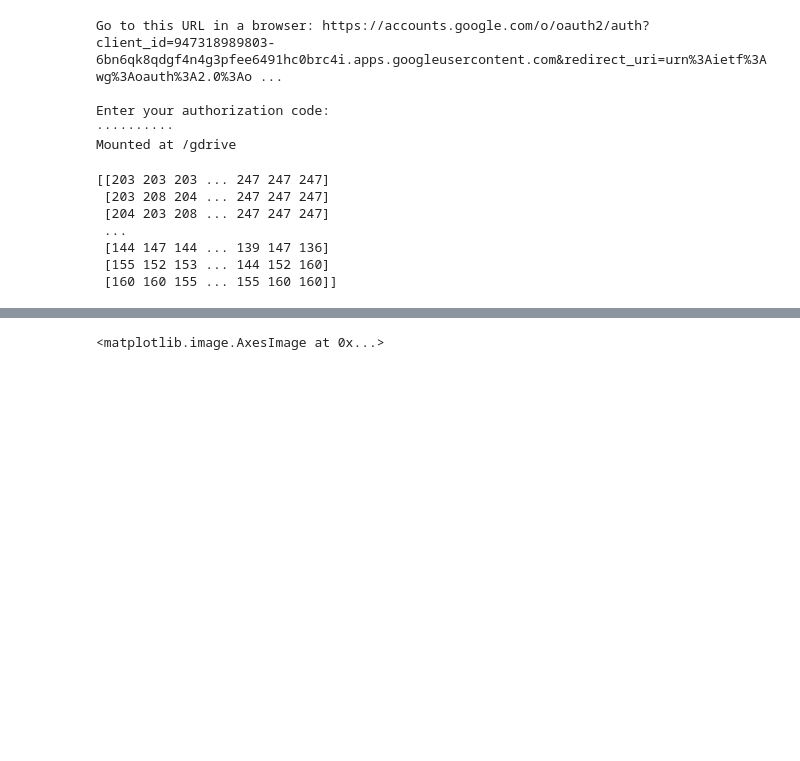
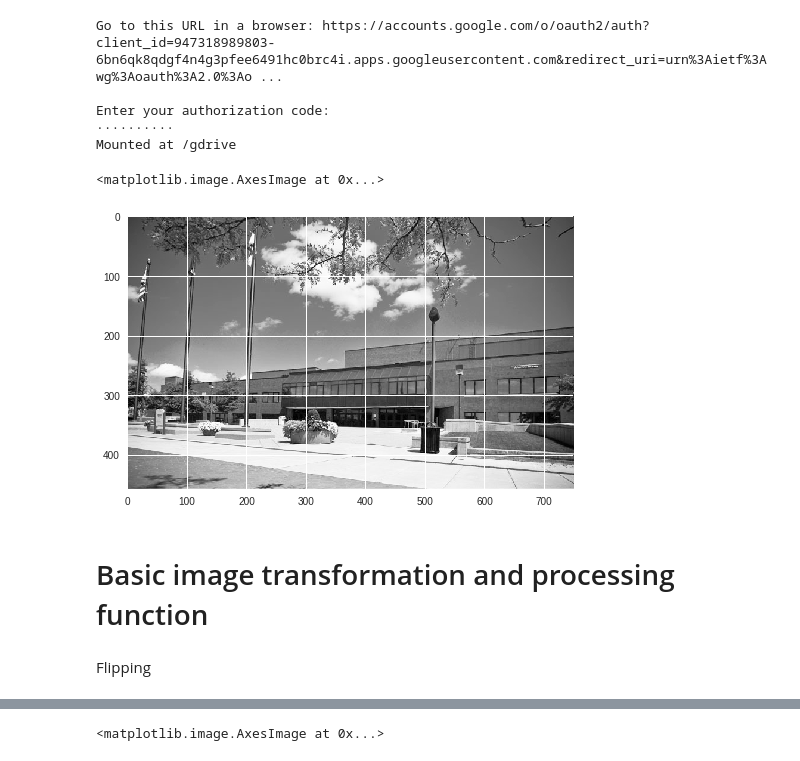
Before and after one commit to MicroprocessorX069/Edge-Detection-, a Jupyter notebook: CSE573_Edge_detection.ipynb, the cells around one changed output, grey strips where cells are left out. Saved outputs shown, nothing was run; the diff lists cells and outputs as text; code cells hidden in the pictures; blank space fills up the shorter version.

```diff
--- a/CSE573_Edge_detection.ipynb
+++ b/CSE573_Edge_detection.ipynb
@@ -20,22 +20,16 @@ Mounted at /gdrive
 # %%
 import cv2
 import matplotlib.pyplot as plt
 import numpy as np
+
 #uploading file from local system
 
 #from google.colab import files
 #uploaded = files.upload()
 #reading the image using cv2.imread
 
-input_image=cv2.imread("task1.png",0) #make sure the path to the image is in String format
-print(input_image)
 
-#plt.imshow(input_image)
+plt.imshow(input_image)
 # %% [output]
-[[203 203 203 ... 247 247 247]
- [203 208 204 ... 247 247 247]
- [204 203 208 ... 247 247 247]
- ...
- [144 147 144 ... 139 147 136]
- [155 152 153 ... 144 152 160]
- [160 160 155 ... 155 160 160]]
+<matplotlib.image.AxesImage at 0x...>
+[figure, added]
@@ -44,0 +36,2 @@ padded_input=np.pad(input_image,(1,1),'constant')
+# %% [markdown]
+# Basic image transformation and processing function
@@ -55,3 +55,5 @@ new_image=np.zeros((len(input_image),len(input_image[0])))
 for x in range(len(input_image)):
   for y in range(len(input_image[0])):
     new_image[x,y]=padded_input[x,y]*horizontal_sobel_op[0,0]+padded_input[x,y+1]*horizontal_sobel_op[0,1]+padded_input[x,y+2]*horizontal_sobel_op[0,2]+padded_input[x+1,y]*horizontal_sobel_op[1,0]+padded_input[x+1,y+1]*horizontal_sobel_op[1,1]+padded_input[x+1,y+2]*horizontal_sobel_op[1,2]+padded_input[x+2,y]*horizontal_sobel_op[2,0]+padded_input[x+2,y+1]*horizontal_sobel_op[2,1]+padded_input[x+2,y+2]*horizontal_sobel_op[2,2]
+# %% [markdown]
+Flipping
```
Also changed, not shown: parts of 18 cells of this notebook.
